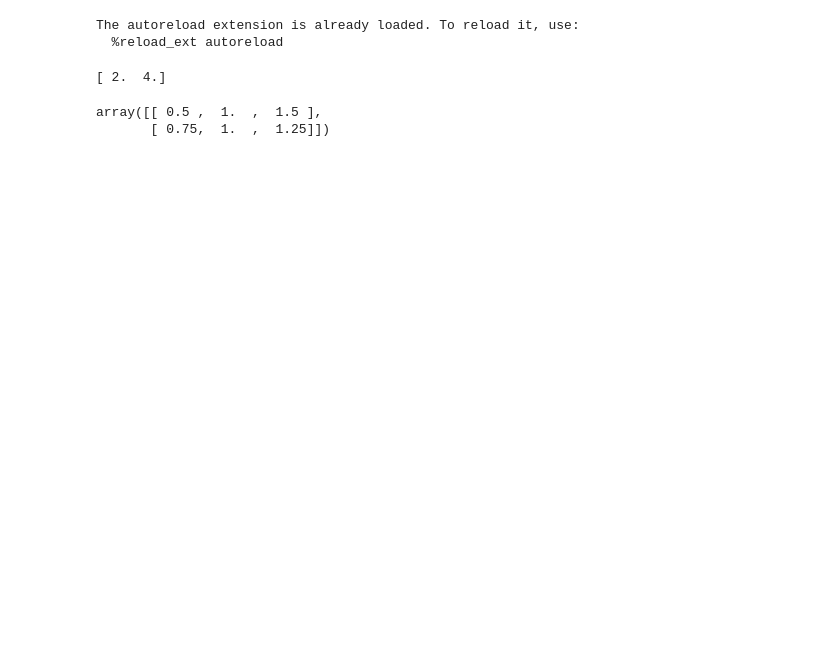
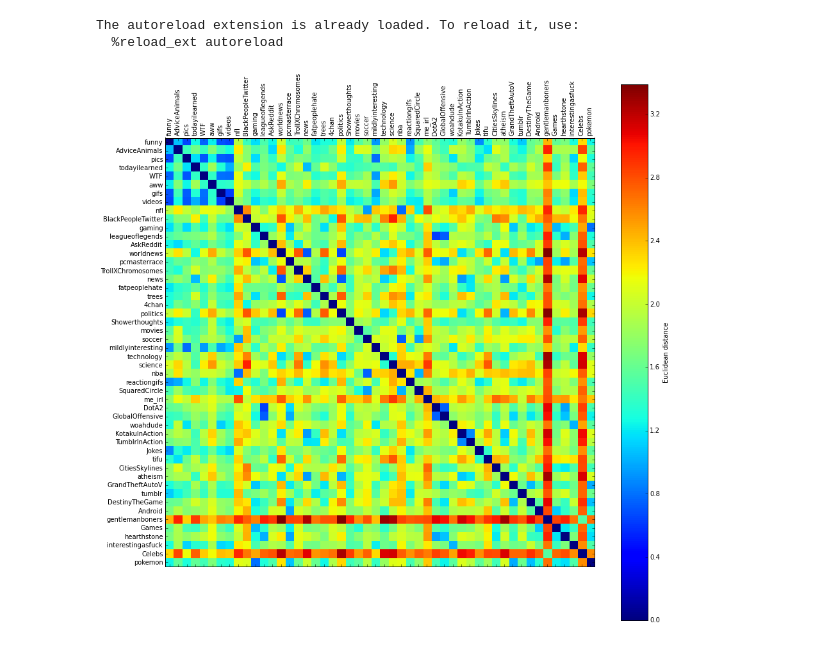
Before and after one commit to arimorcos/blog_analyses, a Jupyter notebook: Cluster comments.ipynb, the cells around one changed output. Cells and saved outputs as stored; diff of their text form; code cells hidden in the pictures; blank space fills up the shorter version.

```diff
--- a/Cluster comments.ipynb
+++ b/Cluster comments.ipynb
@@ -83,13 +86,20 @@ normCounts = np.transpose(np.divide(np.transpose(allCounts), normMeans))
 distVec = spatial.distance.pdist(np.transpose(normCounts), 'euclidean')
 distMat = spatial.distance.squareform(distVec)
-# %%
-x = np.array([[1, 2, 3], [3, 4, 5]])
-print (np.mean(x,axis=1))
-np.transpose(np.divide(np.transpose(x), np.mean(x, axis=1)))
-# %% [output]
-[ 2.  4.]
-array([[ 0.5 ,  1.  ,  1.5 ],
-       [ 0.75,  1.  ,  1.25]])
+# %%
+fig, ax = pp.subplots()
+fig.set_figheight(15)
+fig.set_figwidth(15)
+tempMat = distMat.copy()
+tempMat[tempMat > 4] = 4.
+axMat = ax.matshow(tempMat)
+ax.set_xticks(range(len(distMat)))
+ax.set_xticklabels(subList, rotation=90);
+ax.set_yticks(range(len(distMat)))
+ax.set_yticklabels(subList);
+cbar = fig.colorbar(axMat)
+cbar.set_label('Euclidean distance')
+# %% [output]
+[figure, added]
 # %%
 fig, ax = pp.subplots()
 fig.set_figheight(15)
```
Also changed, not shown: parts of 14 cells of this notebook.
